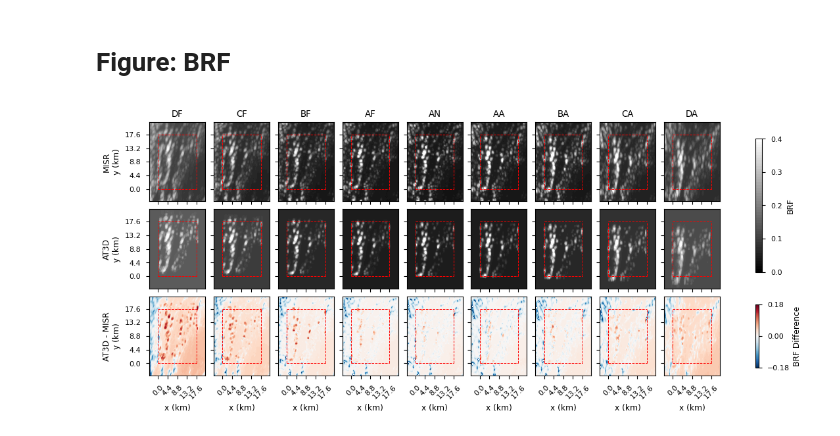
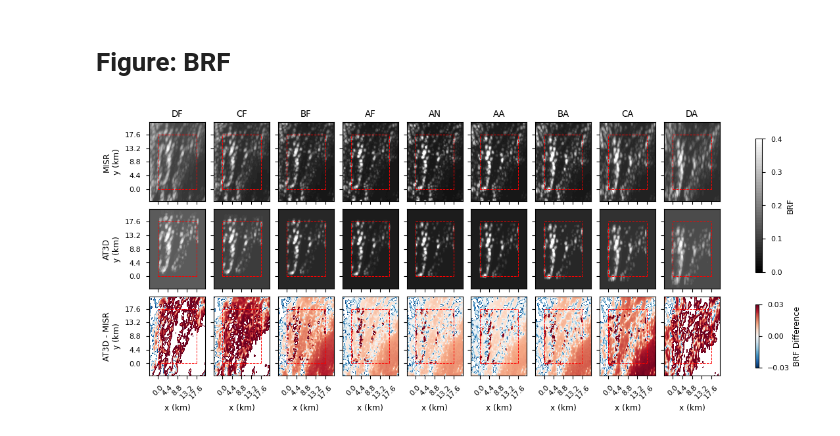
Before and after one commit to jlun17/misr-at3d-camp2ex, a Jupyter notebook: notebooks/investigation/single_retrieval/paper_figures_oop.ipynb, the cells around one changed output. Drawn from its saved outputs; the diff is of its cells as text; code cells hidden in the pictures.

Commit message:
Figure updates

```diff
--- a/notebooks/investigation/single_retrieval/paper_figures_oop.ipynb
+++ b/notebooks/investigation/single_retrieval/paper_figures_oop.ipynb
@@ -140,7 +140,7 @@ if(savefigs):
 # Figure: BRF
 # %%
 ticks = [0.0, 4.4, 8.8, 13.2, 17.6]
-vrange = 0.18
+vrange = 0.03
 plot_kwargs = {
     'cmap':'gray',
     'vmin':0,
@@ -165,32 +165,32 @@ for i, (mo, ao) in enumerate(zip(misr_obs, at3d_obs)):
     c1 = ax[1, i].tricontourf(ao.cam_x.data, ao.cam_y.data, ao.brf.data, **plot_kwargs)
     c2 = ax[2, i].tricontourf(ao.cam_x.data, ao.cam_y.data, ao.brf.data - mo.brf.data, **diff_kwargs)
     ax[0,i].set_title(mo.name)
     ax[2,i].set_xlabel('x (km)')
 plt.colorbar(c1, ax=ax[0:2, :], label='BRF', shrink=0.8, ticks=[0.0, 0.1, 0.2, 0.3, 0.4])
-plt.colorbar(c2, ax=ax[2,:], label='BRF Difference', shrink=0.8, ticks=[-0.18, 0.0, 0.18])
+plt.colorbar(c2, ax=ax[2,:], label='BRF Difference', shrink=0.8, ticks=[-vrange, 0.0, vrange])
 ax[0, 0].set_ylabel('MISR\ny (km)')
 ax[1, 0].set_ylabel('AT3D\ny (km)')
 ax[2, 0].set_ylabel('AT3D - MISR\ny (km)')
 
 box_kwargs = {'ls':'--', 'lw':0.7, 'c':'r'}
 ticks = [0.0, 4.4, 8.8, 13.2, 17.6]
 for a in ax.flat:
     a.plot([0, 0], [0, 17.6], **box_kwargs)
     a.plot([0, 17.6], [0, 0], **box_kwargs)
     a.plot([17.6, 17.6], [0, 17.6], **box_kwargs)
     a.plot([0, 17.6], [17.6, 17.6], **box_kwargs)
     a.set_xticks(ticks)
     a.set_xticklabels(ticks, rotation=45)
     a.set_yticks(ticks)
     a.set_xlim([-4,17.6+4])
     a.set_ylim([-4,17.6+4])
 if(savefigs):
     plt.savefig(
         FIGURE_OUT / 'obs_vs_forward_sim_{}.png'.format(r.iteration),
         format='png',
         dpi=300,
         bbox_inches='tight',
         transparent=False
     )
 # %% [output]
-[figure, old version]
+[figure, new version]
```
Also changed, not shown: 1 other file.
